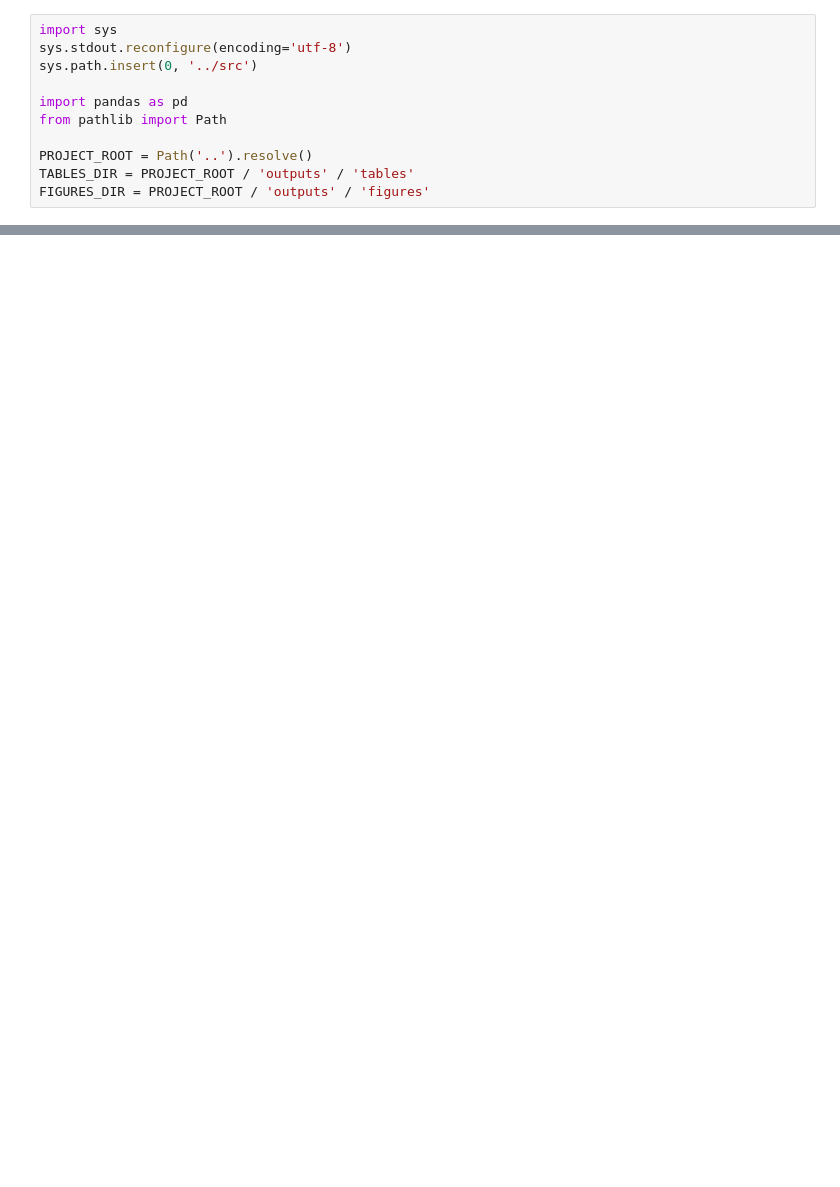
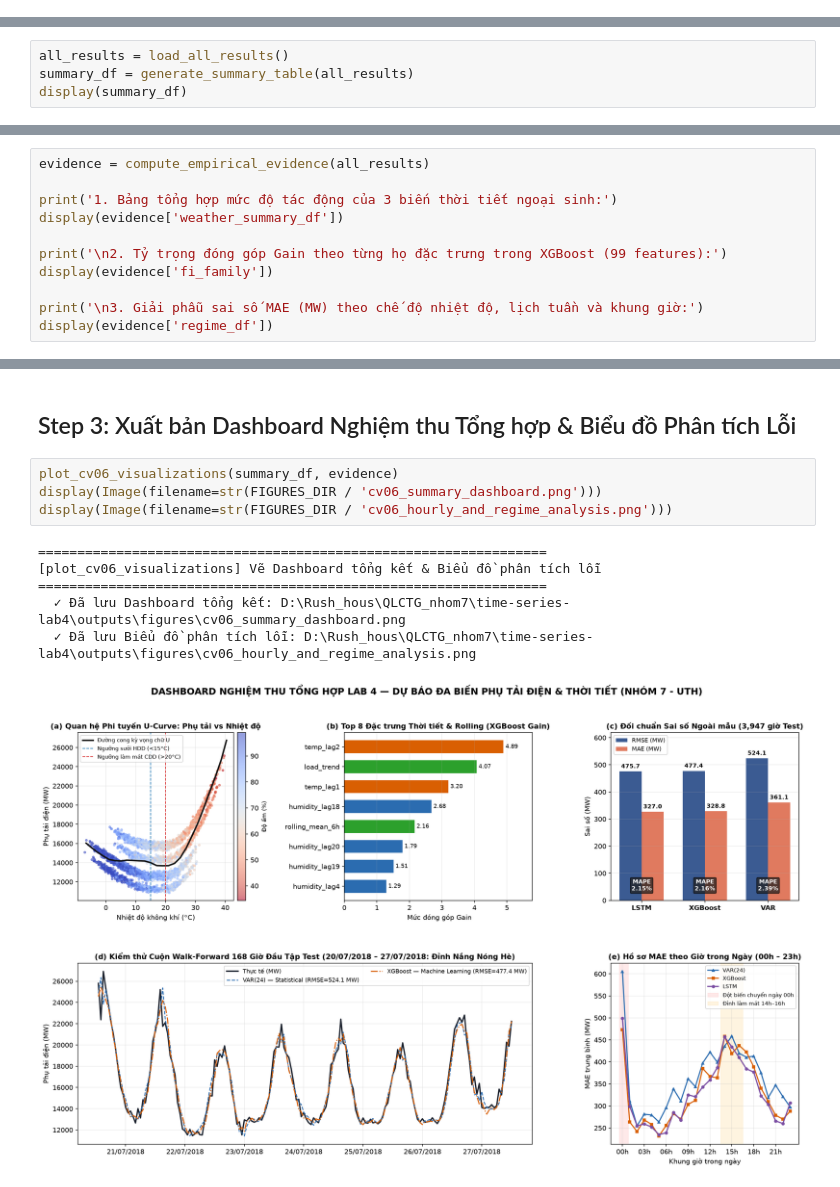
Before and after one commit to HADUYHUNG-0912/QLCTG_nhom7, a Jupyter notebook: time-series-lab4/notebooks/cv06_khai_report_synthesis.ipynb, the cells around one changed output, grey strips where cells are left out. Drawn from its saved outputs; the diff is of its cells as text; blank space fills up the shorter version.

```diff
--- a/time-series-lab4/notebooks/cv06_khai_report_synthesis.ipynb
+++ b/time-series-lab4/notebooks/cv06_khai_report_synthesis.ipynb
@@ -7,11 +0,0 @@ Notebook thực nghiệm cho `src/cv06_report_synthesis.py`.
-# %%
-import sys
-sys.stdout.reconfigure(encoding='utf-8')
-sys.path.insert(0, '../src')
-
-import pandas as pd
-from pathlib import Path
-
-PROJECT_ROOT = Path('..').resolve()
-TABLES_DIR = PROJECT_ROOT / 'outputs' / 'tables'
-FIGURES_DIR = PROJECT_ROOT / 'outputs' / 'figures'
@@ -35,0 +48,4 @@ FIGURES_DIR = PROJECT_ROOT / 'outputs' / 'figures'
+# %%
+all_results = load_all_results()
+summary_df = generate_summary_table(all_results)
+display(summary_df)
@@ -35,0 +77,11 @@ FIGURES_DIR = PROJECT_ROOT / 'outputs' / 'figures'
+# %%
+evidence = compute_empirical_evidence(all_results)
+
+print('1. Bảng tổng hợp mức độ tác động của 3 biến thời tiết ngoại sinh:')
+display(evidence['weather_summary_df'])
+
+print('\n2. Tỷ trọng đóng góp Gain theo từng họ đặc trưng trong XGBoost (99 features):')
+display(evidence['fi_family'])
+
+print('\n3. Giải phẫu sai số MAE (MW) theo chế độ nhiệt độ, lịch tuần và khung giờ:')
+display(evidence['regime_df'])
@@ -35,0 +111,13 @@ FIGURES_DIR = PROJECT_ROOT / 'outputs' / 'figures'
+# %% [markdown]
+## Step 3: Xuất bản Dashboard Nghiệm thu Tổng hợp & Biểu đồ Phân tích Lỗi
+# %%
+plot_cv06_visualizations(summary_df, evidence)
+display(Image(filename=str(FIGURES_DIR / 'cv06_summary_dashboard.png')))
+display(Image(filename=str(FIGURES_DIR / 'cv06_hourly_and_regime_analysis.png')))
+# %% [output]
+=================================================================
+[plot_cv06_visualizations] Vẽ Dashboard tổng kết & Biểu đồ phân tích lỗi
+=================================================================
+  ✓ Đã lưu Dashboard tổng kết: D:\Rush_hous\QLCTG_nhom7\time-series-lab4\outputs\figures\cv06_summary_dashboard.png
+  ✓ Đã lưu Biểu đồ phân tích lỗi: D:\Rush_hous\QLCTG_nhom7\time-series-lab4\outputs\figures\cv06_hourly_and_regime_analysis.png
+[figure, added]
```
Also changed, not shown: parts of 28 cells of this notebook, 1 other file.
